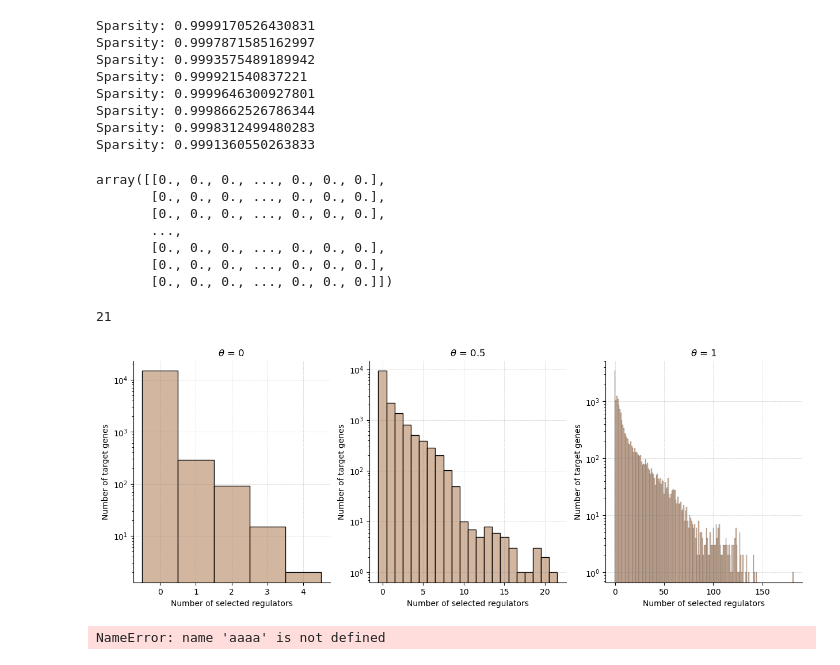
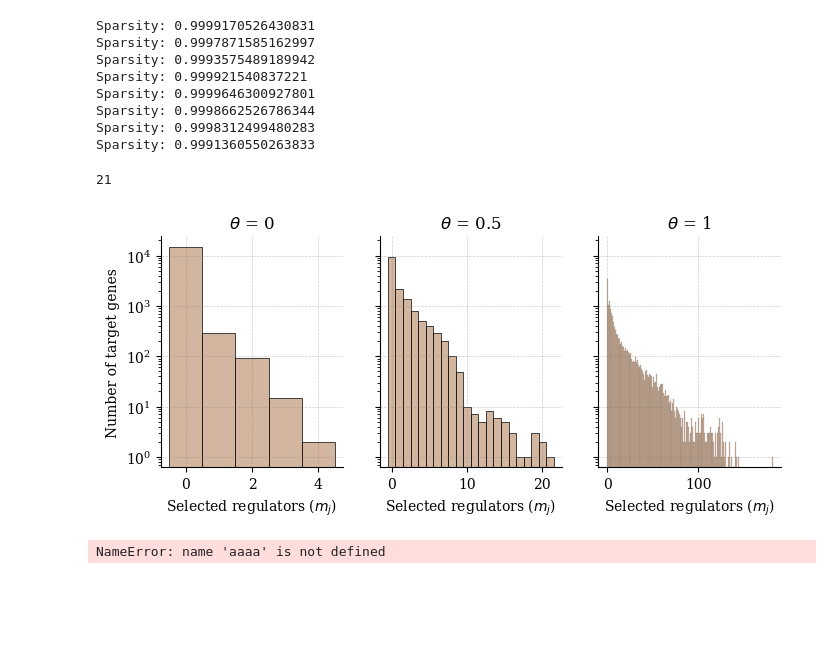
Before and after one commit to janursa/grn_benchmark, a Jupyter notebook: notebooks/second-validation.ipynb, the cells around one changed output. Saved outputs shown, nothing was run; the diff lists cells and outputs as text; code cells hidden in the pictures; blank space fills up the shorter version.

```diff
--- a/notebooks/second-validation.ipynb
+++ b/notebooks/second-validation.ipynb
@@ -89,16 +92,6 @@ Sparsity: 0.9999646300927801
 Sparsity: 0.9998662526786344
 Sparsity: 0.9998312499480283
 Sparsity: 0.9991360550263833
-# %%
-grns[0]
-# %% [output]
-array([[0., 0., 0., ..., 0., 0., 0.],
-       [0., 0., 0., ..., 0., 0., 0.],
-       [0., 0., 0., ..., 0., 0., 0.],
-       ...,
-       [0., 0., 0., ..., 0., 0., 0.],
-       [0., 0., 0., ..., 0., 0., 0.],
-       [0., 0., 0., ..., 0., 0., 0.]])
 # %%
 def fill_zeros_in_grn(A: np.ndarray, eps: float = 1e-10):
     A = np.copy(A)
@@ -132,42 +125,42 @@ n_features.max()
 # %% [output]
 21
 # %%
-plt.figure(figsize=(15, 5))
+fig, axes = plt.subplots(1,3, figsize=(8, 3), sharey=True)
 
-ax = plt.subplot(1, 3, 1)
-seaborn.histplot(data=n_features_min, ax=ax, discrete=True, color='#C49E81')
+ax = axes[0]
+seaborn.histplot(data=n_features_min, ax=ax, discrete=True, color='#C49E81',  linewidth=.5)
 ax.grid(alpha=0.4, linestyle='--', linewidth=0.5, color='grey')
 for side in ['right', 'top']:
     ax.spines[side].set_visible(False)
 ax.set_yscale('log')
-ax.set_xlabel(r'Number of selected regulators')
+ax.set_xlabel(r'Selected regulators ($m_{j}$)')
 ax.set_ylabel('Number of target genes')
 ax.set_title(r'$\theta$ = 0')
 
-ax = plt.subplot(1, 3, 2)
-seaborn.histplot(data=n_features, ax=ax, discrete=True, color='#C49E81')
+ax = axes[1]
+seaborn.histplot(data=n_features, ax=ax, discrete=True, color='#C49E81', linewidth=.5)
 ax.grid(alpha=0.4, linestyle='--', linewidth=0.5, color='grey')
 for side in ['right', 'top']:
     ax.spines[side].set_visible(False)
 ax.set_yscale('log')
-ax.set_xlabel(r'Number of selected regulators')
-ax.set_ylabel('Number of target genes')
+ax.set_xlabel(r'Number of regulators')
+ax.set_xlabel(r'Selected regulators ($m_{j}$)')
 ax.set_title(r'$\theta$ = 0.5')
 
-ax = plt.subplot(1, 3, 3)
+ax = axes[2]
 seaborn.histplot(n_features_max, ax=ax, discrete=True, color='#C49E81')
 ax.grid(alpha=0.4, linestyle='--', linewidth=0.5, color='grey')
 for side in ['right', 'top']:
     ax.spines[side].set_visible(False)
 ax.set_yscale('log')
-ax.set_xlabel(r'Number of selected regulators')
-ax.set_ylabel('Number of target genes')
+ax.set_xlabel(r'Number of regulators')
+ax.set_xlabel(r'Selected regulators ($m_{j}$)')
 ax.set_title(r'$\theta$ = 1')
 
-plt.savefig('../output/benchmark/figs/theta.png', dpi=300, transparent=True)
+plt.savefig('../output/benchmark/figs/theta.png', dpi=300, transparent=True, bbox_inches='tight')
 plt.show()
 # %% [output]
-[figure, old version]
+[figure, new version]
 # %%
 def cross_validate_gene(estimator_t: str, X: np.ndarray, groups: np.ndarray, grn: np.ndarray, j: int, n_features: int = 10) -> Dict[str, float]:
 
```
Also changed, not shown: parts of 6 cells of this notebook, 5 other files.
